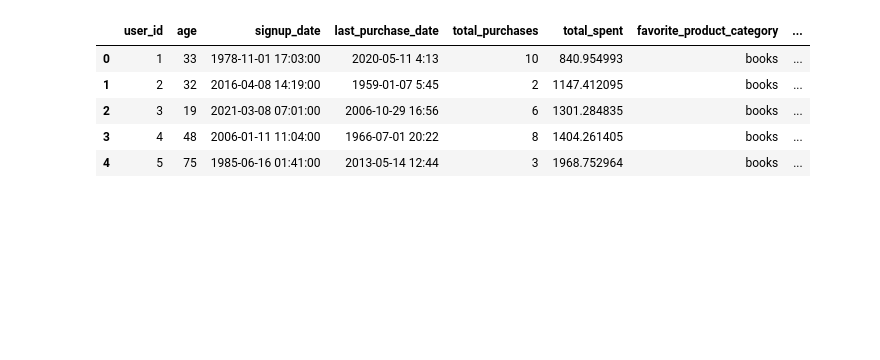
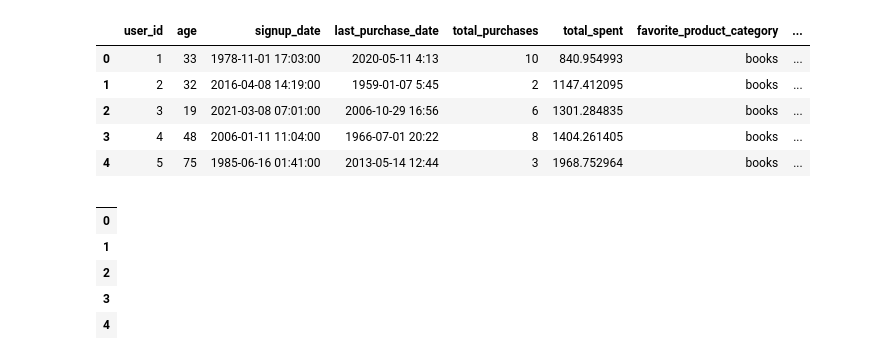
Before and after one commit to vicky887766/schulich-6666, a Jupyter notebook: Class 5 practice.ipynb, the cells around one changed output. Saved outputs shown, nothing was run; the diff lists cells and outputs as text; code cells hidden in the pictures; blank space fills up the shorter version.

```diff
--- a/Class 5 practice.ipynb
+++ b/Class 5 practice.ipynb
@@ -153,3 +154,12 @@ email_domain_mapping = {'gmail.com': 0, 'yahoo.com': 1, 'yahoo.com':2, }
 df['email_domain'] = df['email_domain'].map(email_domain_mapping)
 # %%
 email_domain_dummies = pd.get_dummies(df['email_domain'])
+# %%
+email_domain_dummies.head()
+# %% [output]
+|  |
+| 0 |
+| 1 |
+| 2 |
+| 3 |
+| 4 |
```
Also changed, not shown: parts of 6 cells of this notebook.
